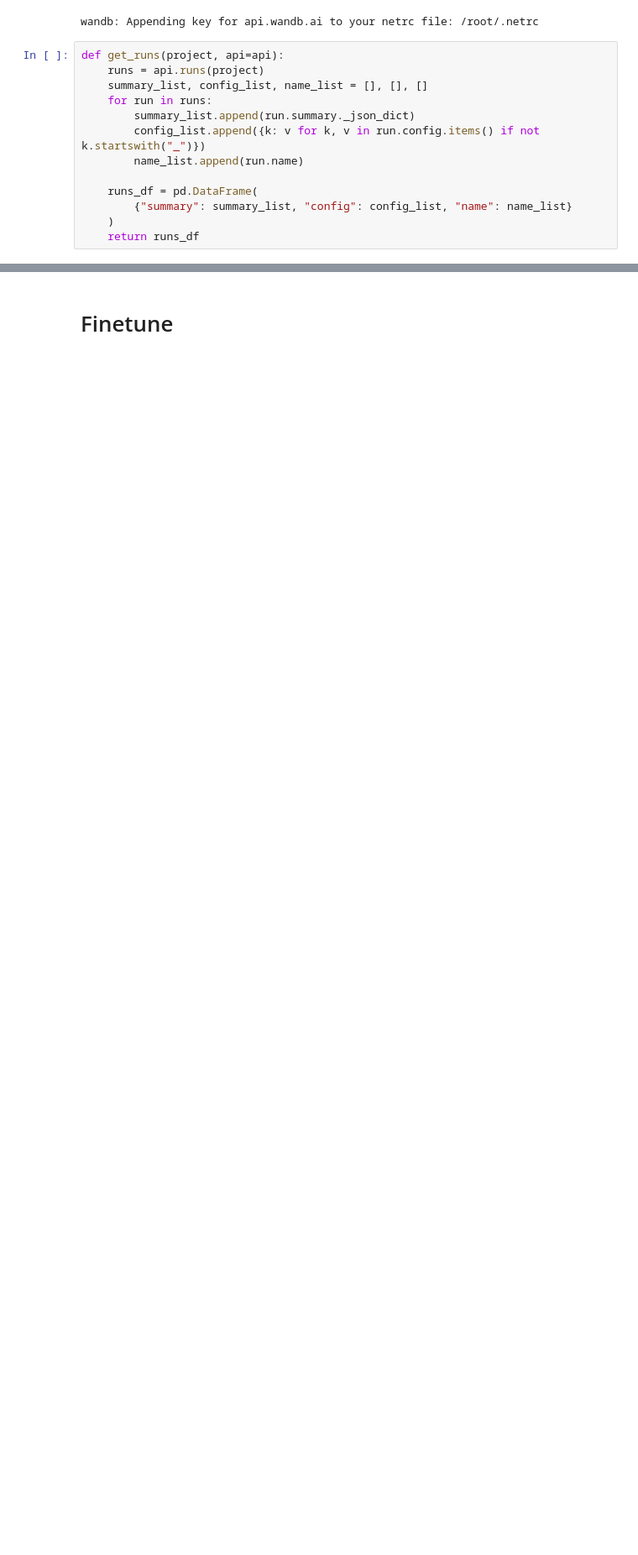
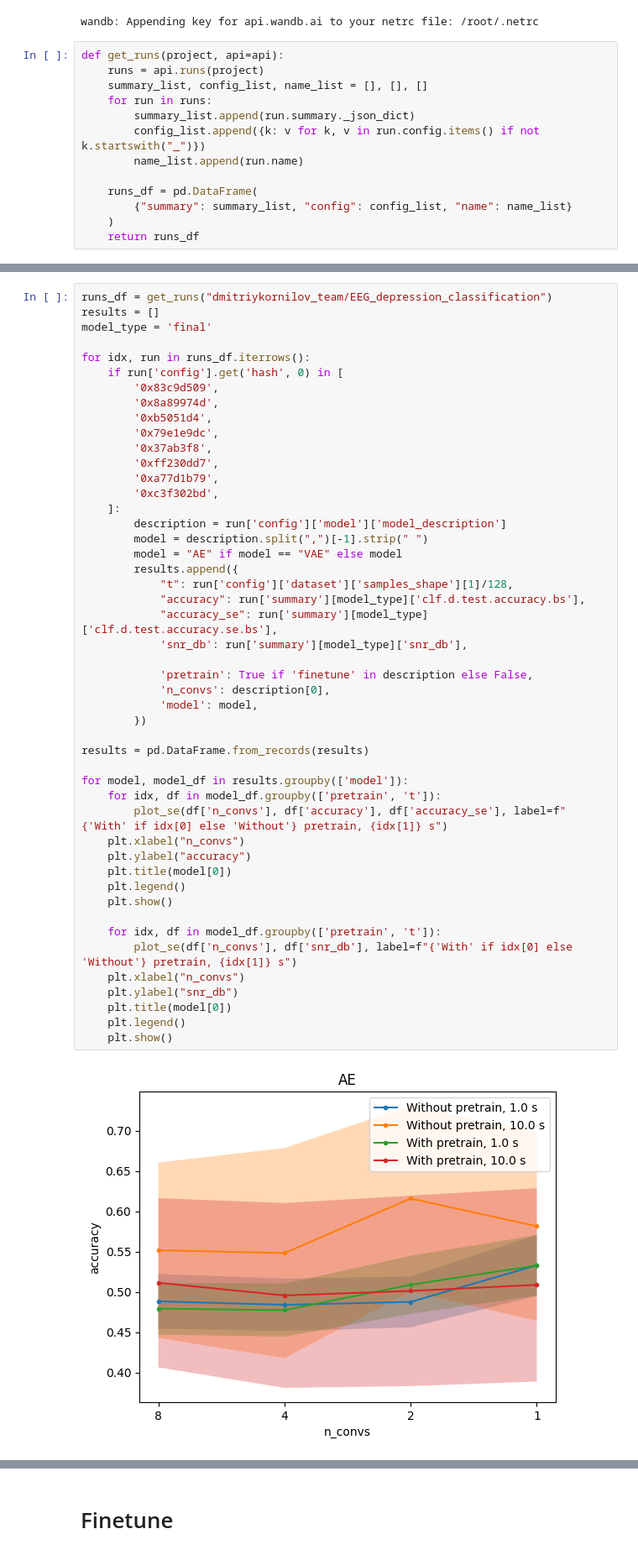
Before and after one commit to dwemer8/Depression_classification_from_EEG, a Jupyter notebook: results_analysis.ipynb, the cells around one changed output, grey strips where cells are left out. Shown at 84% size. Cells and saved outputs as stored; diff of their text form; blank space fills up the shorter version.

```diff
--- a/results_analysis.ipynb
+++ b/results_analysis.ipynb
@@ -29,0 +137,50 @@ def plot_se(x, y, y_se, label=None):
+# %%
+runs_df = get_runs("dmitriykornilov_team/EEG_depression_classification")
+results = []
+model_type = 'final'
+
+for idx, run in runs_df.iterrows():
+    if run['config'].get('hash', 0) in [
+        '0x83c9d509',
+        '0x8a89974d',
+        '0xb5051d4',
+        '0x79e1e9dc',
+        '0x37ab3f8',
+        '0xff230dd7',
+        '0xa77d1b79',
+        '0xc3f302bd',
+    ]:
+        description = run['config']['model']['model_description']
+        model = description.split(",")[-1].strip(" ")
+        model = "AE" if model == "VAE" else model
+        results.append({
+            "t": run['config']['dataset']['samples_shape'][1]/128,
+            "accuracy": run['summary'][model_type]['clf.d.test.accuracy.bs'],
+            "accuracy_se": run['summary'][model_type]['clf.d.test.accuracy.se.bs'],
+            'snr_db': run['summary'][model_type]['snr_db'],
+
+            'pretrain': True if 'finetune' in description else False,
+            'n_convs': description[0],
+            'model': model,
+        })
+
+results = pd.DataFrame.from_records(results)
+
+for model, model_df in results.groupby(['model']):
+    for idx, df in model_df.groupby(['pretrain', 't']):
+        plot_se(df['n_convs'], df['accuracy'], df['accuracy_se'], label=f"{'With' if idx[0] else 'Without'} pretrain, {idx[1]} s")
+    plt.xlabel("n_convs")
+    plt.ylabel("accuracy")
+    plt.title(model[0])
+    plt.legend()
+    plt.show()
+
+    for idx, df in model_df.groupby(['pretrain', 't']):
+        plot_se(df['n_convs'], df['snr_db'], label=f"{'With' if idx[0] else 'Without'} pretrain, {idx[1]} s")
+    plt.xlabel("n_convs")
+    plt.ylabel("snr_db")
+    plt.title(model[0])
+    plt.legend()
+    plt.show()
+# %% [output]
+[figure, added]
```
Also changed, not shown: parts of 16 cells of this notebook, 6 other files.
